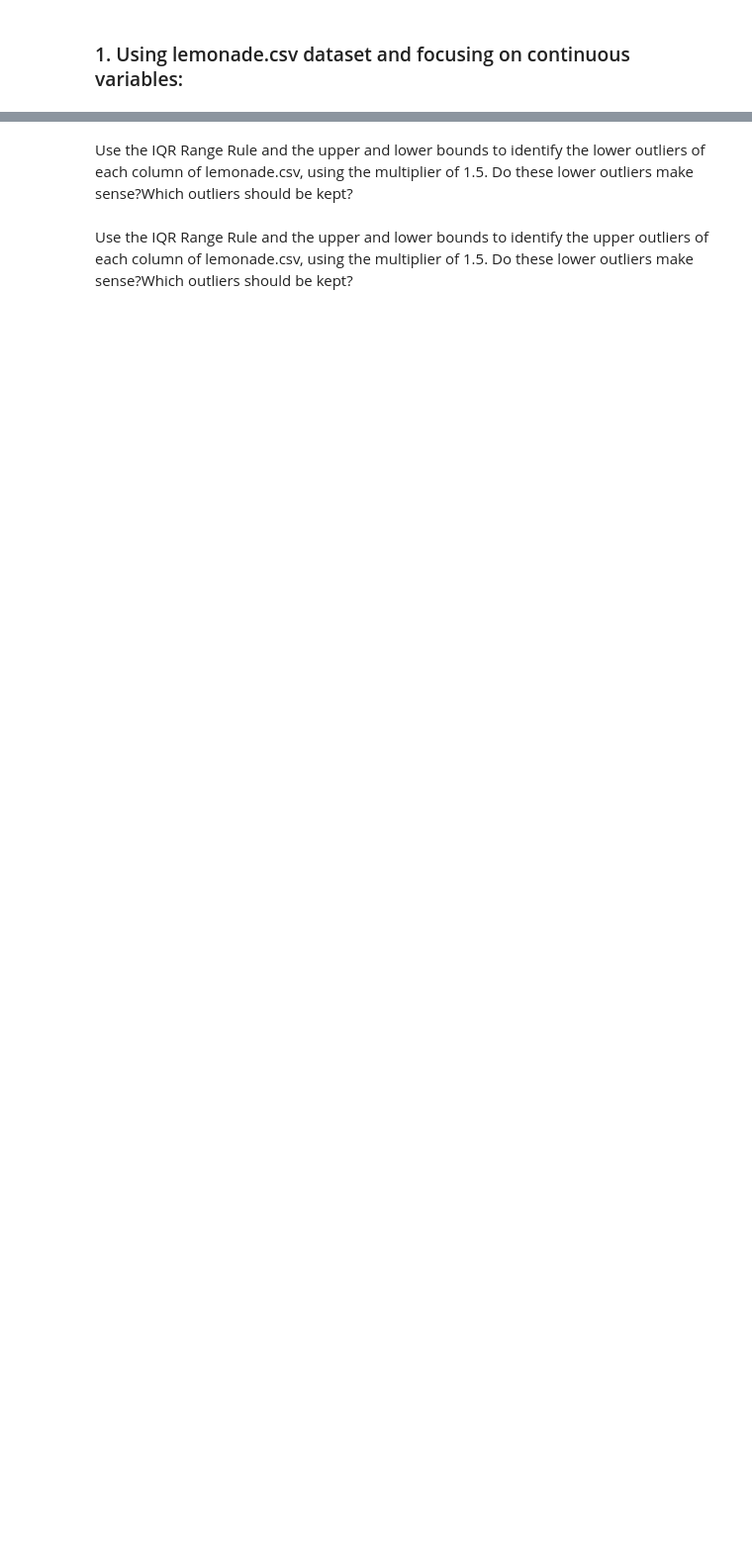
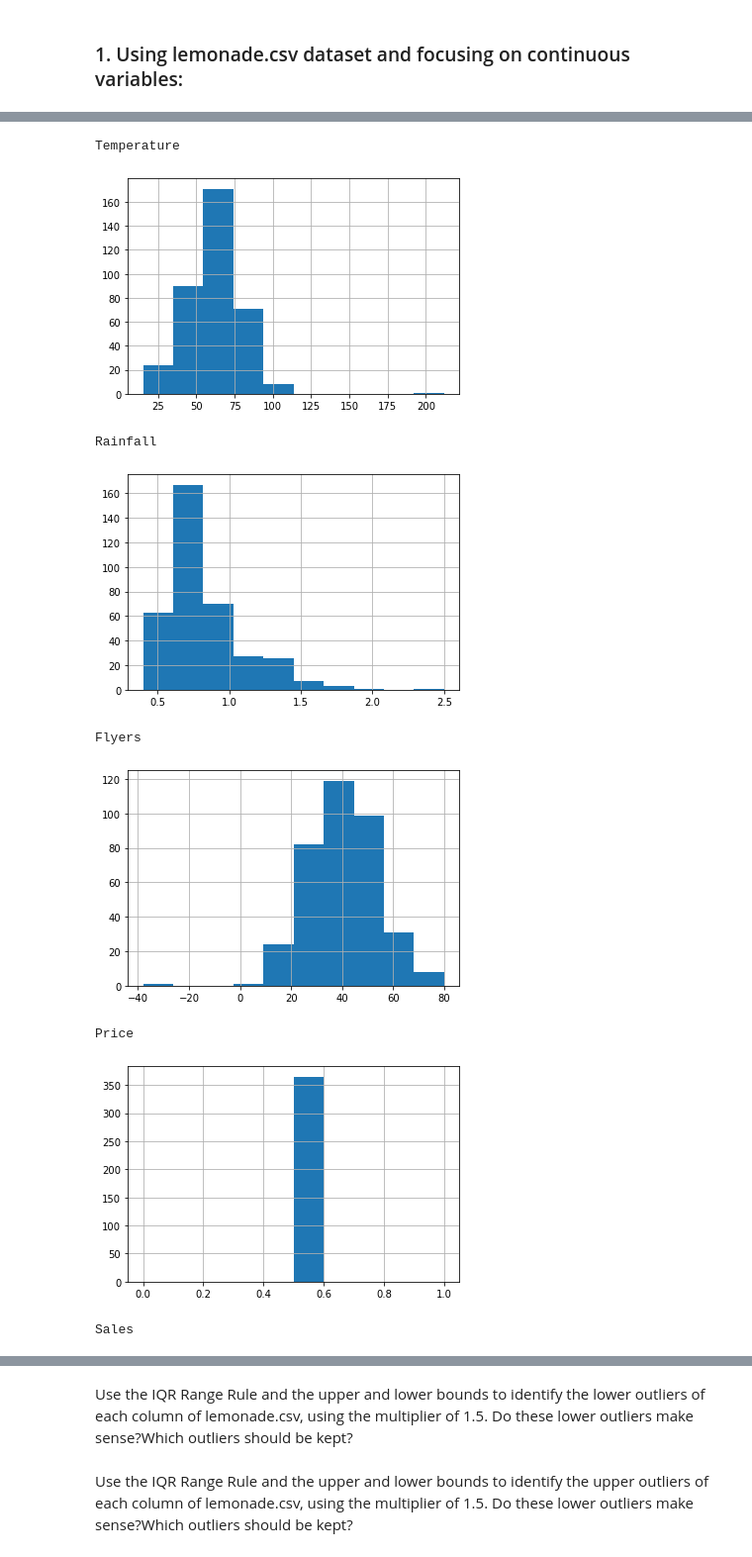
Before and after one commit to segovialori/anomaly-detection-exercises, a Jupyter notebook: continuous_probabilistic_methods.ipynb, the cells around one changed output, grey strips where cells are left out. Shown: that part at 99% size. Drawn from its saved outputs; the diff is of its cells as text; code cells hidden in the pictures; blank space fills up the shorter version.

```diff
--- a/continuous_probabilistic_methods.ipynb
+++ b/continuous_probabilistic_methods.ipynb
@@ -3,2 +32,7 @@
 # %% [markdown]
 ###  1. Using lemonade.csv dataset and focusing on continuous variables:
+# %%
+#url for lemonade csv
+url = "https://gist.githubusercontent.com/ryanorsinger/19bc7eccd6279661bd13307026628ace/raw/e4b5d6787015a4782f96cad6d1d62a8bdbac54c7/lemonade.csv"
+#make df from url
+df = pd.read_csv(url)
@@ -4,0 +65,17 @@
+# %%
+# histograms
+for col in df.columns:
+    if np.issubdtype(df[col].dtype, np.number):
+        df[col].hist()
+        print(col)
+        plt.show()
+# %% [output]
+Temperature
+[figure, added]
+Rainfall
+[figure, added]
+Flyers
+[figure, added]
+Price
+[figure, added]
+Sales
```
Also changed, not shown: parts of 38 cells of this notebook.
